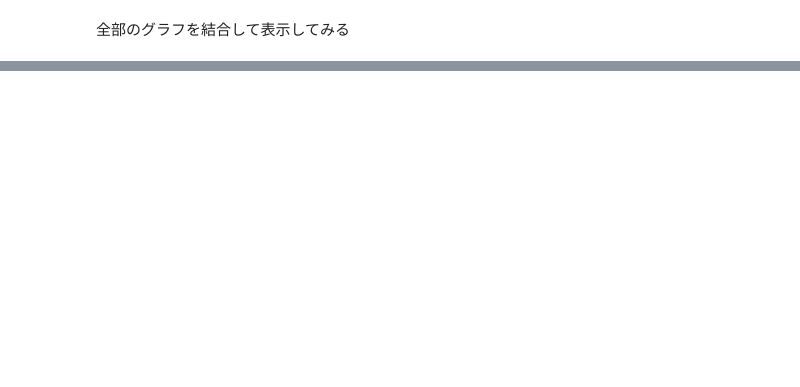
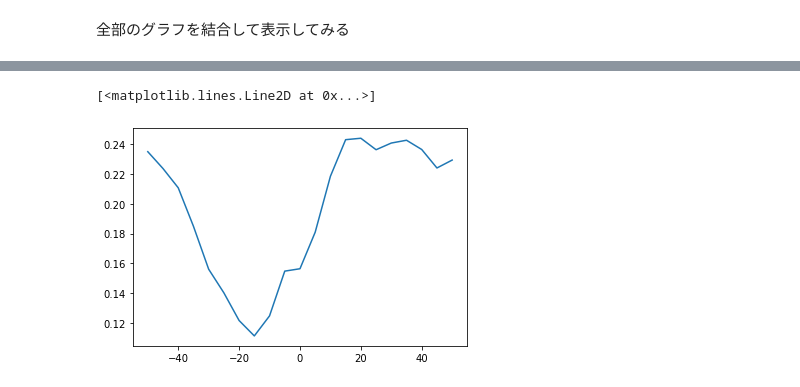
Before and after one commit to yossato/virtualGimbal, a Jupyter notebook: post_processing_software/jupyter/observe_synchronization_and_quality.ipynb, the cells around one changed output, grey strips where cells are left out. Saved outputs shown, nothing was run; the diff lists cells and outputs as text; code cells hidden in the pictures; blank space fills up the shorter version.

```diff
--- a/post_processing_software/jupyter/observe_synchronization_and_quality.ipynb
+++ b/post_processing_software/jupyter/observe_synchronization_and_quality.ipynb
@@ -173,0 +243,22 @@ plotA4s(datas,legend,sampling_rate=30,length=100)
+# %%
+# legend = []
+xdatas = None
+for fo in frame_offsets:
+    numstr = format(fo,'1.4f')
+    # CSVを開く
+    data = openCSV('../build/' + numstr + '_warped_estimated_angular_velocity.csv')
+    # # legendを書く
+    # legend.append('x_' + numstr)
+    # legend.append('y_' + numstr)
+    # legend.append('z_' + numstr)
+
+    # データを結合する
+    if xdatas is None:
+        xdatas = data[1:2]
+    else:
+        xdatas = np.append(xdatas,data[1:2],axis=0)
+# %%
+plt.plot(frame_offsets,xdatas[:,0])
+# %% [output]
+[<matplotlib.lines.Line2D at 0x...>]
+[figure, added]
```
Also changed, not shown: parts of 14 cells of this notebook.
